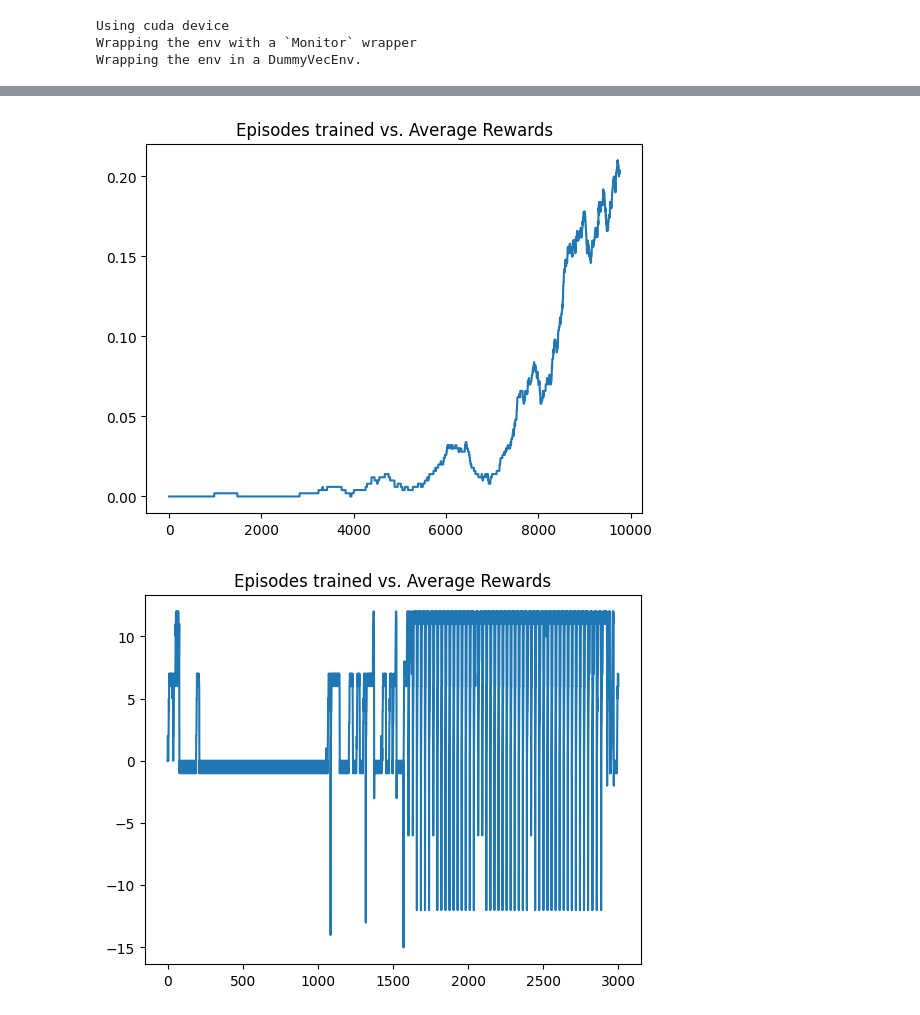
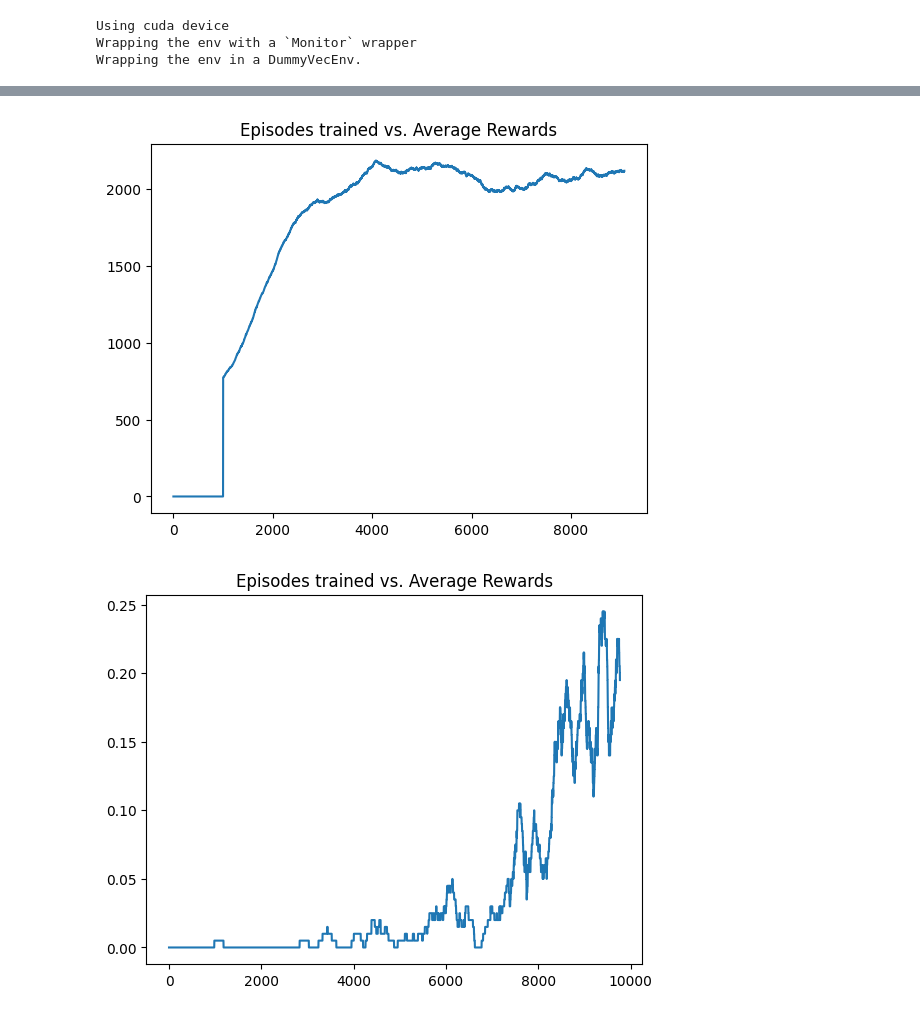
Before and after one commit to JansSolanoVega/DQN-Agent-to-play-Sonic-and-Mario, a Jupyter notebook: TestingTrainingStableBaselines.ipynb, the cells around one changed output, grey strips where cells are left out. Saved outputs shown, nothing was run; the diff lists cells and outputs as text; code cells hidden in the pictures.

Commit message:
Training ready, reward update for sonic

```diff
--- a/TestingTrainingStableBaselines.ipynb
+++ b/TestingTrainingStableBaselines.ipynb
@@ -99,13 +98,13 @@ AttributeError: 'DataLogger' object has no attribute 'writer'
 # %%
-plot_average_reward(logger.wins, title="Episodes trained vs. Average Rewards", n_average=500)
+plot_average_reward(logger.total_rewards, title="Episodes trained vs. Average Rewards", n_average=1000)
 # %% [output]
-[figure, old version]
+[figure, new version]
 # %%
 import pickle
-with open(r"logs\SuperMarioBros-1-1-v0\DDQN\20240130200126\train\total_rewards", 'rb') as f:
+with open(r"logs/SuperMarioBros-1-1-v0/DDQN/20240131041250/train/total_wins", 'rb') as f:
     rews = pickle.load(f)
-plot_average_reward(rews, title="Episodes trained vs. Average Rewards", n_average=1)
+plot_average_reward(rews, title="Episodes trained vs. Average Rewards", n_average=200)
 # %% [output]
-[figure, old version]
+[figure, new version]
 # %%
 # Load the trained model
```
Also changed, not shown: parts of 7 cells of this notebook, 8 other files.
